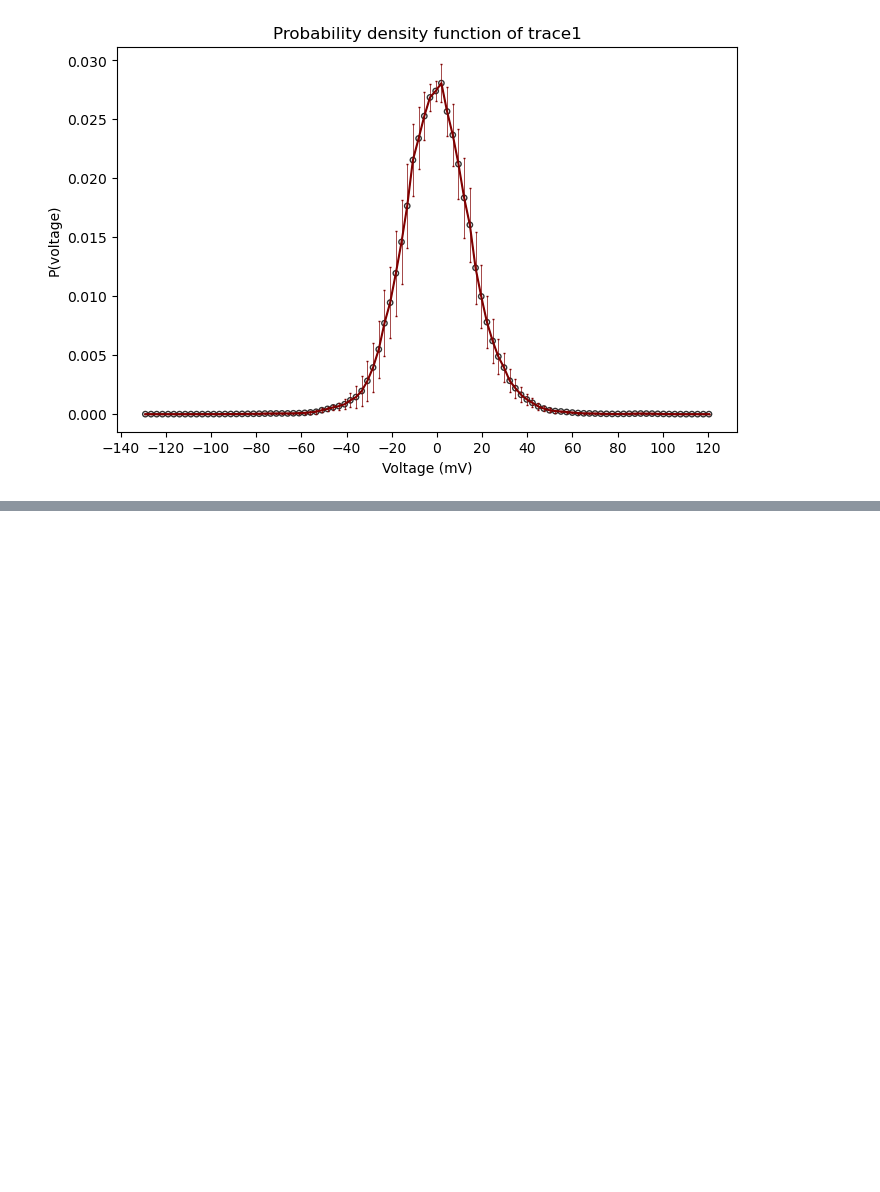
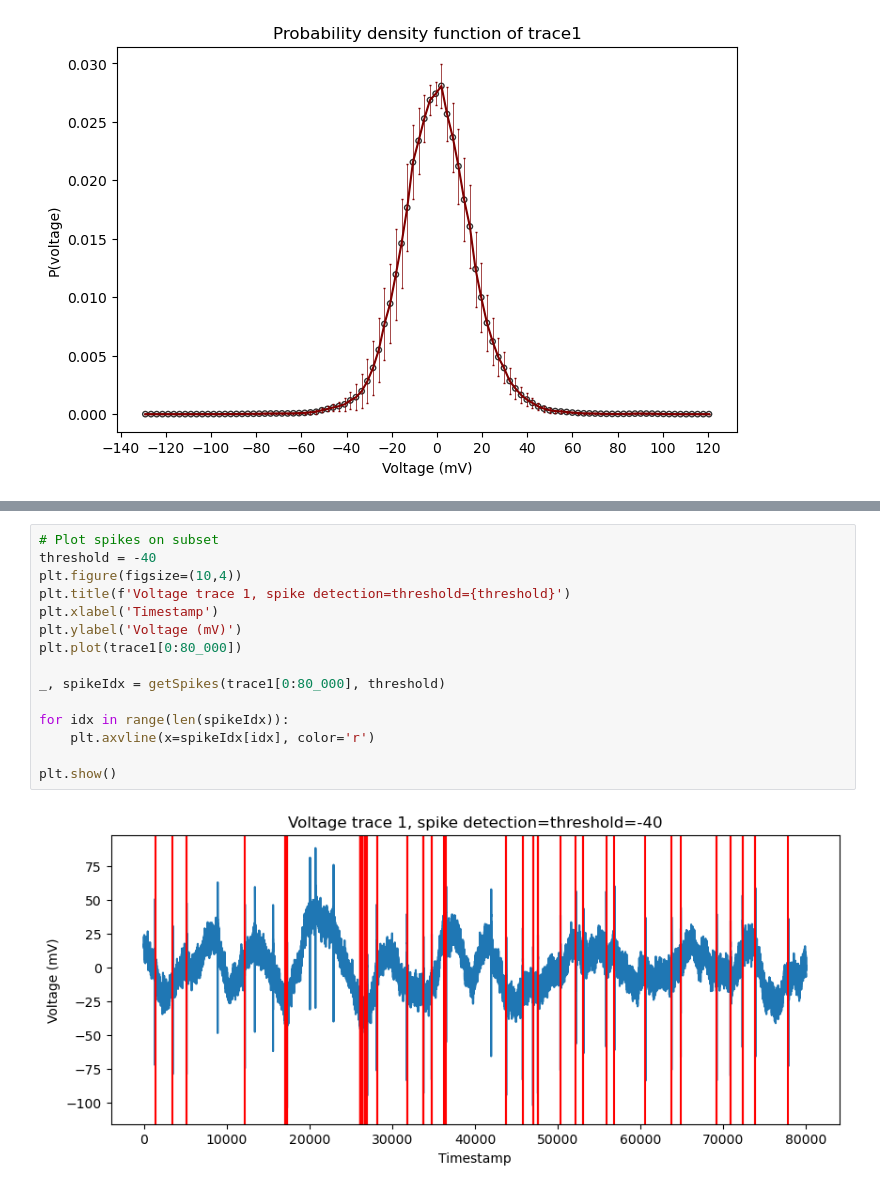
Before and after one commit to acumpelik/DSSC23, a Jupyter notebook: DSSC23-Homework2-Andrea_Cumpelik.ipynb, the cells around one changed output, grey strips where cells are left out. Drawn from its saved outputs; the diff is of its cells as text; blank space fills up the shorter version.

```diff
--- a/DSSC23-Homework2-Andrea_Cumpelik.ipynb
+++ b/DSSC23-Homework2-Andrea_Cumpelik.ipynb
@@ -267,0 +294,17 @@ plt.show()
+# %%
+# Plot spikes on subset
+threshold = -40
+plt.figure(figsize=(10,4))
+plt.title(f'Voltage trace 1, spike detection=threshold={threshold}')
+plt.xlabel('Timestamp')
+plt.ylabel('Voltage (mV)')
+plt.plot(trace1[0:80_000])
+
+_, spikeIdx = getSpikes(trace1[0:80_000], threshold)
+
+for idx in range(len(spikeIdx)):
+    plt.axvline(x=spikeIdx[idx], color='r')
+
+plt.show()
+# %% [output]
+[figure, added]
```
Also changed, not shown: parts of 10 cells of this notebook, 4 other files.
